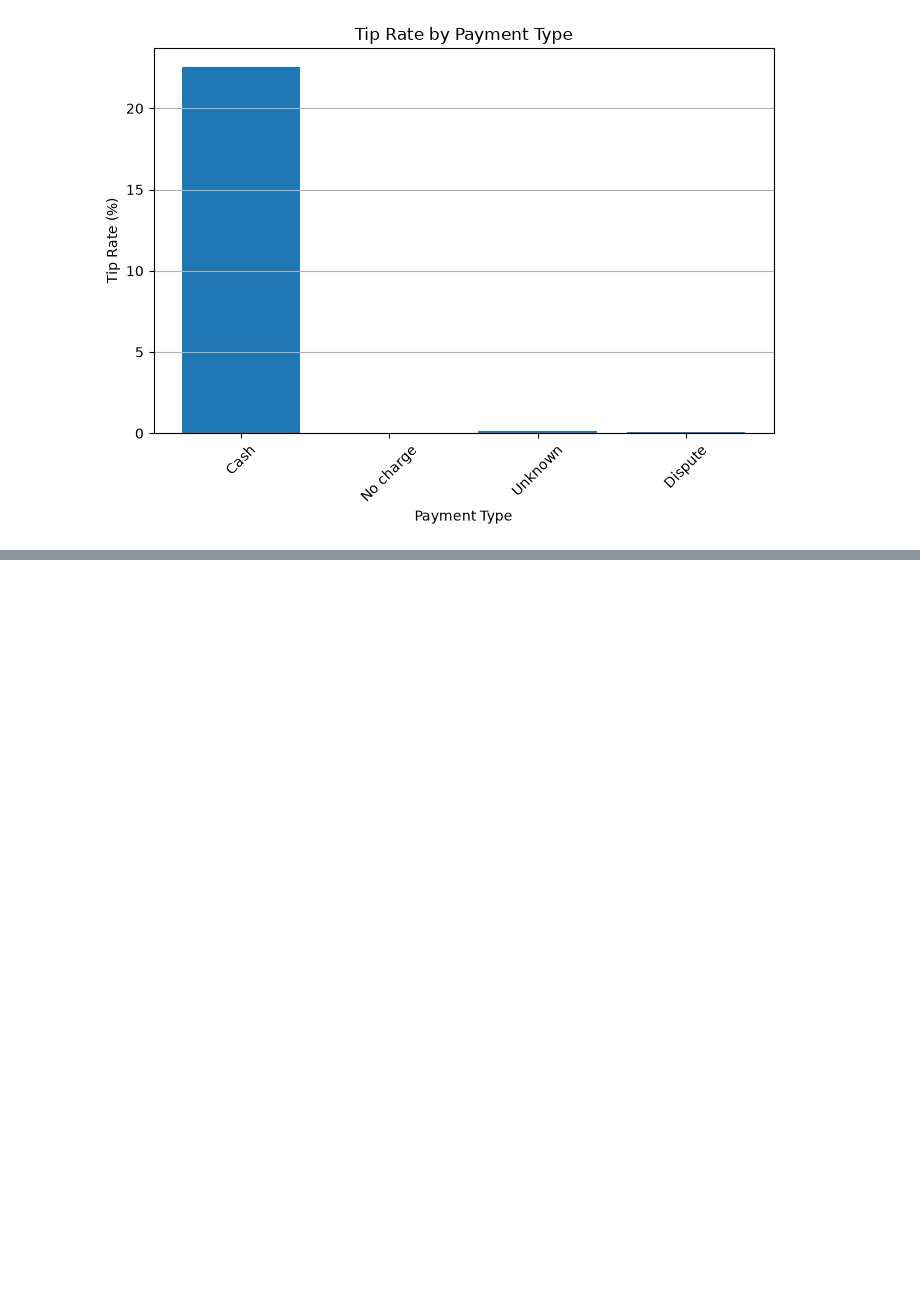
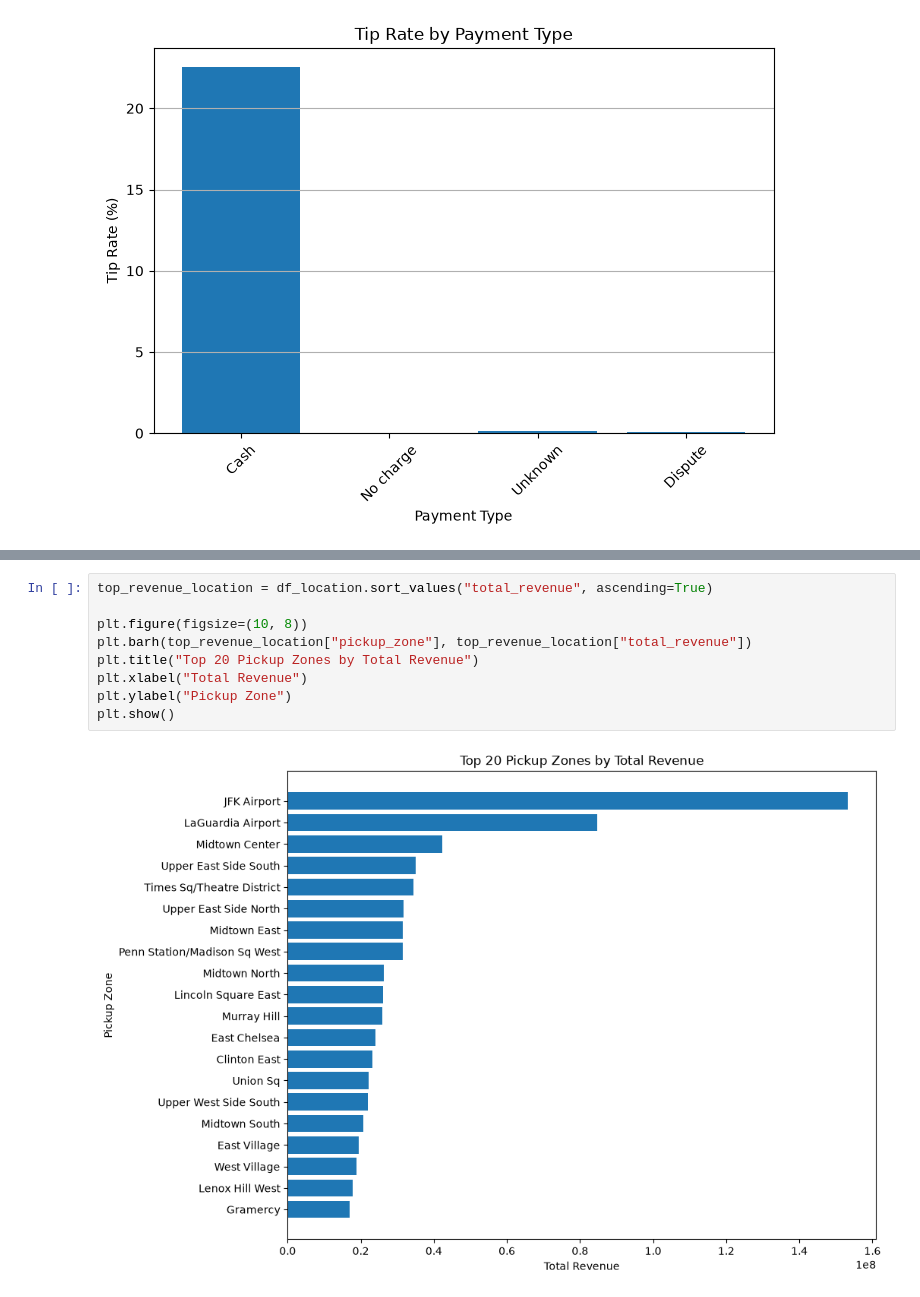
Before and after one commit to sidiqqm/nyc-taxi-trips, a Jupyter notebook: notebooks/01_python_eda.ipynb, the cells around one changed output, grey strips where cells are left out. Saved outputs shown, nothing was run; the diff lists cells and outputs as text; blank space fills up the shorter version.

```diff
--- a/notebooks/01_python_eda.ipynb
+++ b/notebooks/01_python_eda.ipynb
@@ -320,0 +371,11 @@ plt.show()
+# %%
+top_revenue_location = df_location.sort_values("total_revenue", ascending=True)
+
+plt.figure(figsize=(10, 8))
+plt.barh(top_revenue_location["pickup_zone"], top_revenue_location["total_revenue"])
+plt.title("Top 20 Pickup Zones by Total Revenue")
+plt.xlabel("Total Revenue")
+plt.ylabel("Pickup Zone")
+plt.show()
+# %% [output]
+[figure, added]
```
Also changed, not shown: parts of 20 cells of this notebook.
